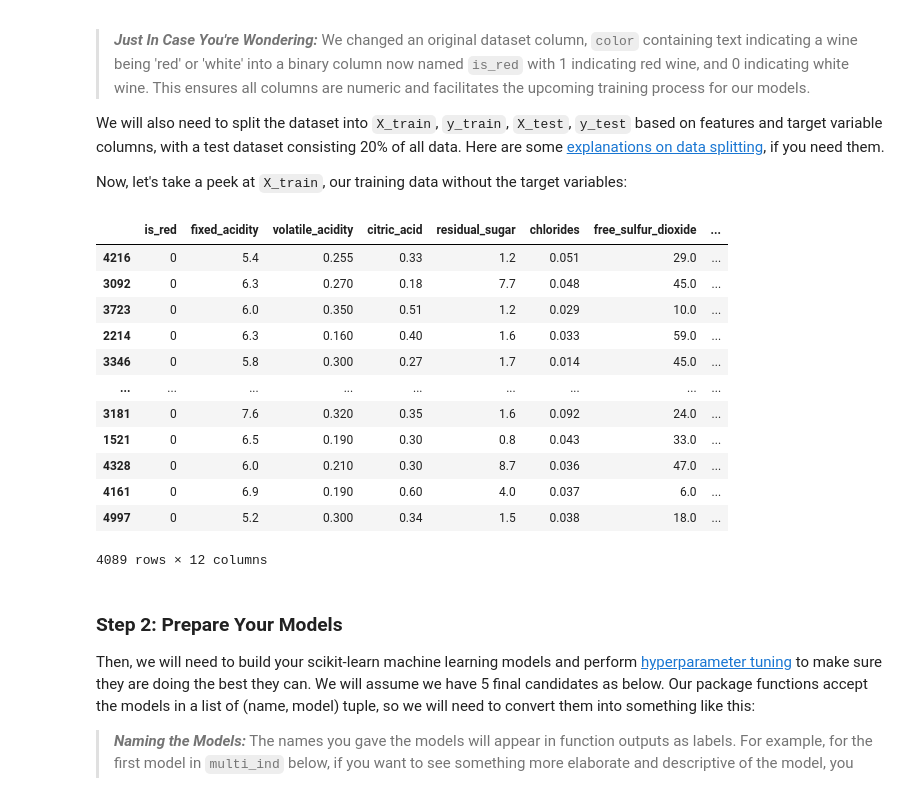
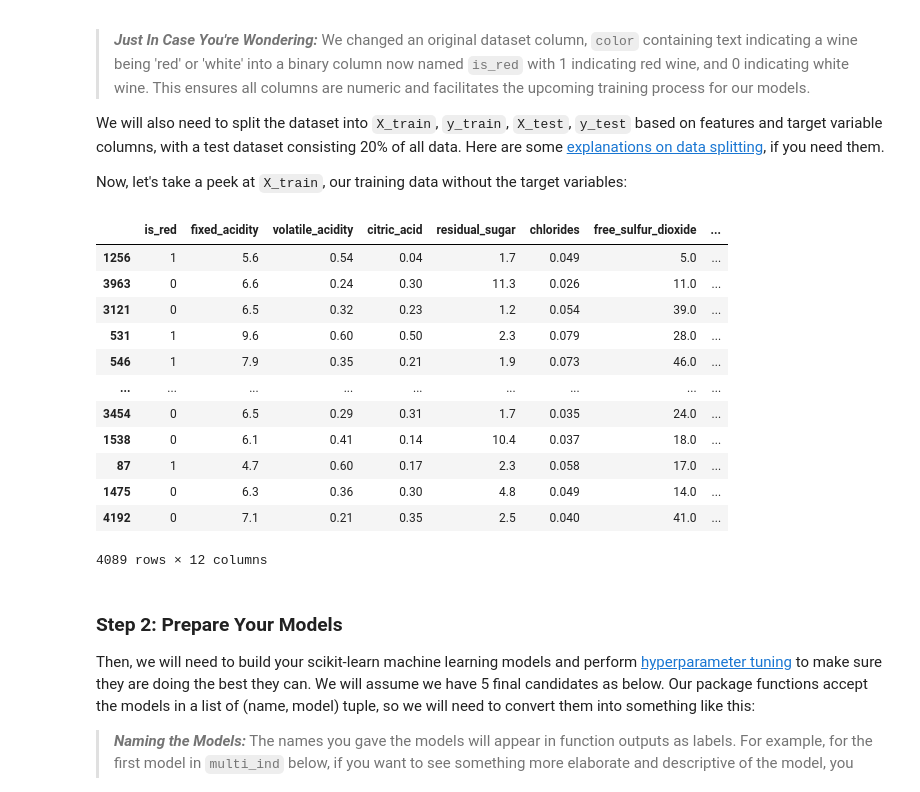
Before and after one commit to UBC-MDS/compare_classifiers, a Jupyter notebook: docs/example.ipynb, the cells around one changed output. Cells and saved outputs as stored; diff of their text form; code cells hidden in the pictures.

```diff
--- a/docs/example.ipynb
+++ b/docs/example.ipynb
@@ -16,36 +16,38 @@ Now, let's take a peek at `X_train`, our training data without the target variab
 # %%
 import pandas as pd
 from sklearn.model_selection import train_test_split
 
 example_dataset = pd.read_csv('../example_dataset.csv')
 
 # convert the `color` column to a binary variable: `is_red`: red = 1, white = 0, and drop the original `color` column
 example_dataset['is_red'] = example_dataset['color'].apply(lambda x: 1 if x == 'red' else 0)
 example_dataset = example_dataset.drop(['color'], axis=1)
 
 # move the `color` column to the beginning
 last_col = example_dataset.pop(example_dataset.columns[-1])
 example_dataset.insert(0, last_col.name, last_col)
 
+train_df, test_df = train_test_split(example_dataset, test_size=0.2)
+
 X_train, X_test, y_train, y_test = (
     train_df.drop(columns='quality'), test_df.drop(columns='quality'),
     train_df['quality'], test_df['quality']
 )
 
 X_train
 # %% [output]
 |  | is_red | fixed_acidity | volatile_acidity | citric_acid | residual_sugar | chlorides | free_sulfur_dioxide | ... |
-| 4216 | 0 | 5.4 | 0.255 | 0.33 | 1.2 | 0.051 | 29.0 | ... |
-| 3092 | 0 | 6.3 | 0.270 | 0.18 | 7.7 | 0.048 | 45.0 | ... |
-| 3723 | 0 | 6.0 | 0.350 | 0.51 | 1.2 | 0.029 | 10.0 | ... |
-| 2214 | 0 | 6.3 | 0.160 | 0.40 | 1.6 | 0.033 | 59.0 | ... |
-| 3346 | 0 | 5.8 | 0.300 | 0.27 | 1.7 | 0.014 | 45.0 | ... |
+| 1256 | 1 | 5.6 | 0.54 | 0.04 | 1.7 | 0.049 | 5.0 | ... |
+| 3963 | 0 | 6.6 | 0.24 | 0.30 | 11.3 | 0.026 | 11.0 | ... |
+| 3121 | 0 | 6.5 | 0.32 | 0.23 | 1.2 | 0.054 | 39.0 | ... |
+| 531 | 1 | 9.6 | 0.60 | 0.50 | 2.3 | 0.079 | 28.0 | ... |
+| 546 | 1 | 7.9 | 0.35 | 0.21 | 1.9 | 0.073 | 46.0 | ... |
 | ... | ... | ... | ... | ... | ... | ... | ... | ... |
-| 3181 | 0 | 7.6 | 0.320 | 0.35 | 1.6 | 0.092 | 24.0 | ... |
-| 1521 | 0 | 6.5 | 0.190 | 0.30 | 0.8 | 0.043 | 33.0 | ... |
-| 4328 | 0 | 6.0 | 0.210 | 0.30 | 8.7 | 0.036 | 47.0 | ... |
-| 4161 | 0 | 6.9 | 0.190 | 0.60 | 4.0 | 0.037 | 6.0 | ... |
-| 4997 | 0 | 5.2 | 0.300 | 0.34 | 1.5 | 0.038 | 18.0 | ... |
+| 3454 | 0 | 6.5 | 0.29 | 0.31 | 1.7 | 0.035 | 24.0 | ... |
+| 1538 | 0 | 6.1 | 0.41 | 0.14 | 10.4 | 0.037 | 18.0 | ... |
+| 87 | 1 | 4.7 | 0.60 | 0.17 | 2.3 | 0.058 | 17.0 | ... |
+| 1475 | 0 | 6.3 | 0.36 | 0.30 | 4.8 | 0.049 | 14.0 | ... |
+| 4192 | 0 | 7.1 | 0.21 | 0.35 | 2.5 | 0.040 | 41.0 | ... |
 4089 rows × 12 columns
 # %% [markdown]
 ### Step 2: Prepare Your Models
```
Also changed, not shown: parts of 1 cell of this notebook, 2 other files.
